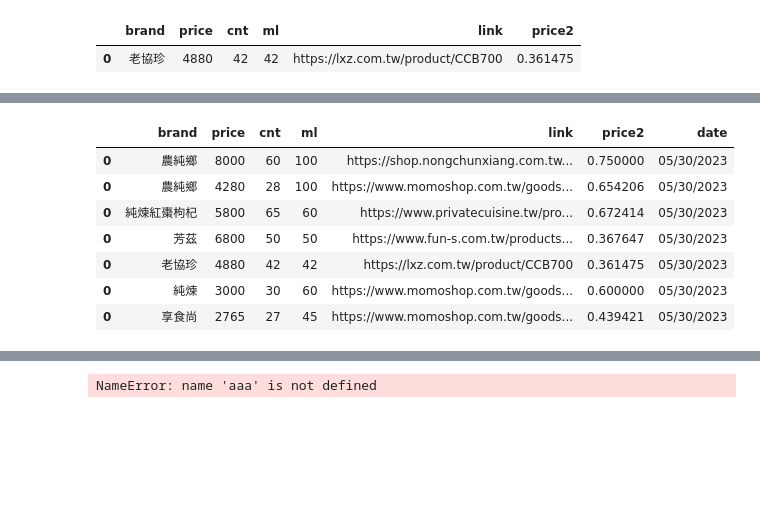
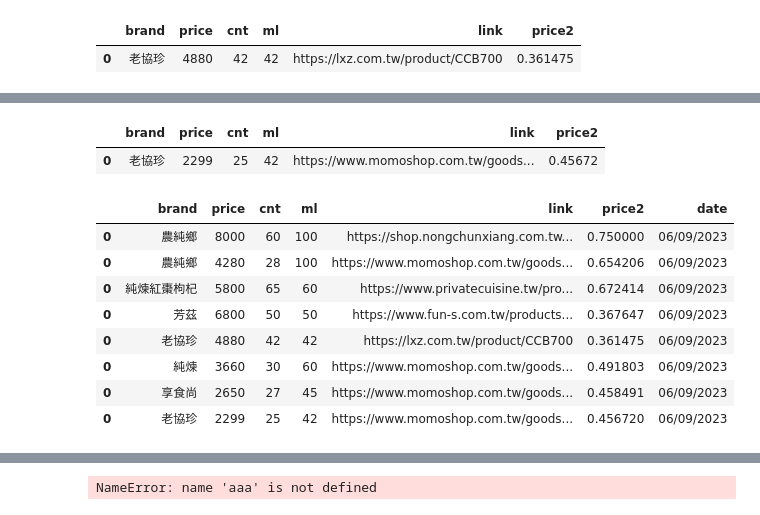
Before and after one commit to eustia0/My_Project, a Jupyter notebook: 爬蟲：每日紀錄商品價格/爬蟲：每日紀錄商品價格.ipynb, the cells around one changed output, grey strips where cells are left out. Drawn from its saved outputs; the diff is of its cells as text; code cells hidden in the pictures; blank space fills up the shorter version.

```diff
--- a/爬蟲：每日紀錄商品價格/爬蟲：每日紀錄商品價格.ipynb
+++ b/爬蟲：每日紀錄商品價格/爬蟲：每日紀錄商品價格.ipynb
@@ -6,7 +6,6 @@ from selenium.webdriver.support import expected_conditions as EC
 from selenium.webdriver.common.keys import Keys
 import time
 import os
-import wget
 import pandas as pd
 import time
 
@@ -23,6 +22,8 @@ l4='https://www.fun-s.com.tw/products/essenceofchicken-godsc-self'
 l5='https://lxz.com.tw/product/CCB700'
 l6='https://www.momoshop.com.tw/goods/GoodsDetail.jsp?i_code=10872669&str_category_code=4400200126&sourcePageType=4'
 l7='https://www.momoshop.com.tw/goods/GoodsDetail.jsp?i_code=6854589&Area=search&mdiv=403&oid=1_3&cid=index&kw=%E6%BB%B4%E9%9B%9E%E7%B2%BE'
+l8='https://www.momoshop.com.tw/goods/GoodsDetail.jsp?i_code=9093845'
+l9='https://www.momoshop.com.tw/goods/GoodsDetail.jsp?i_code=6854590'
 
 x1='//*[@id="Content"]/div/div[2]/div/div[2]/div/div[2]/div/div[2]/div[1]/div/div[1]' #60item * 100ml
 x2='//*[@id="productForm"]/div[2]/div[1]/ul[3]/li[3]/span' #28 * 100
@@ -30,8 +31,11 @@ x3='//*[@id="Content"]/div/div[2]/div/div[1]/div[2]/div/div[2]/div/div[2]/div[1]
 x4='/html/body/div[9]/div[1]/div/div/div/div[2]/div[3]/div[2]/div[5]/div[1]/div[2]/variation-label-selector/div/div/div[3]'
 x42='/html/body/div[9]/div[1]/div/div/div/div[2]/div[3]/div[2]/div[3]/div[2]/span[1]'
 x5='//*[@id="id_content"]/div[1]/div[2]/div/div[1]/div[2]/div[3]/p/b'
-x6='//*[@id="productForm"]/div[2]/div[1]/ul[4]/li[3]/span'
+# x6='//*[@id="productForm"]/div[2]/div[1]/ul[4]/li[3]/span'
+x6='//*[@id="productForm"]/div[2]/div[1]/ul[4]/li[2]/span' #0601
 x7='//*[@id="productForm"]/div[2]/div[1]/ul[3]/li[2]/span'
+x8='//*[@id="productForm"]/div[2]/div[1]/ul[3]/li[3]/span'
+x9='//*[@id="productForm"]/div[2]/div[1]/ul[3]/li[2]/span'
 # %%
 driver.get(l1)
 p1=driver.find_element("xpath",x1).text
@@ -204,18 +210,68 @@ df7
+# %%
+driver.get(l8)
+time.sleep(2)
+p8=driver.find_element("xpath",x8).text
+
+data = {
+    'brand': ['老協珍'],
+    'price': [p8],
+    'cnt': [25],
+    'ml': [42],
+    'link': [l8]
+}
+# driver.quit()
+
+df8 = pd.DataFrame(data)
+df8.price=df8.price.str.replace('NT','')
+df8.price=df8.price.str.replace('$','')
+df8.price=df8.price.str.replace(',','')
+df8.price=df8.price.astype(int)
+df8.price=df8.price-300 #蜂蜜算300
+
+df8['price2'] = (df8.cnt * df8.ml) / df8.price
+df8
+# %% [output]
+|  | brand | price | cnt | ml | link | price2 |
+| 0 | 老協珍 | 2299 | 25 | 42 | https://www.momoshop.com.tw/goods... | 0.45672 |
+# %%
+driver.get(l9)
+time.sleep(2)
+p9=driver.find_element("xpath",x9).text
+
+data = {
+    'brand': ['享食尚'],
+    'price': [p9],
+    'cnt': [60],
+    'ml': [45],
+    'link': [l9]
+}
+# driver.quit()
+
+df9 = pd.DataFrame(data)
+df9.price=df9.price.str.replace('NT','')
+df9.price=df9.price.str.replace('$','')
+df9.price=df9.price.str.replace(',','')
+df9.price=df9.price.astype(int)
+# df9.price=df9.price-300 #蜂蜜算300
+
+df9['price2'] = (df9.cnt * df9.ml) / df9.price
+df9
 # %%
 import openpyxl
-df0=pd.concat([df,df2,df3,df4,df5,df6,df7])
+df0=pd.concat([df,df2,df3,df4,df5,df6,df7,df8,df9])
 df0
 
 df0['date']= date1
 df0['date']=df0['date'].astype(str)
 df0
 # %% [output]
 |  | brand | price | cnt | ml | link | price2 | date |
-| 0 | 農純鄉 | 8000 | 60 | 100 | https://shop.nongchunxiang.com.tw... | 0.750000 | 05/30/2023 |
-| 0 | 農純鄉 | 4280 | 28 | 100 | https://www.momoshop.com.tw/goods... | 0.654206 | 05/30/2023 |
-| 0 | 純煉紅棗枸杞 | 5800 | 65 | 60 | https://www.privatecuisine.tw/pro... | 0.672414 | 05/30/2023 |
-| 0 | 芳茲 | 6800 | 50 | 50 | https://www.fun-s.com.tw/products... | 0.367647 | 05/30/2023 |
-| 0 | 老協珍 | 4880 | 42 | 42 | https://lxz.com.tw/product/CCB700 | 0.361475 | 05/30/2023 |
-| 0 | 純煉 | 3000 | 30 | 60 | https://www.momoshop.com.tw/goods... | 0.600000 | 05/30/2023 |
-| 0 | 享食尚 | 2765 | 27 | 45 | https://www.momoshop.com.tw/goods... | 0.439421 | 05/30/2023 |
+| 0 | 農純鄉 | 8000 | 60 | 100 | https://shop.nongchunxiang.com.tw... | 0.750000 | 06/09/2023 |
+| 0 | 農純鄉 | 4280 | 28 | 100 | https://www.momoshop.com.tw/goods... | 0.654206 | 06/09/2023 |
+| 0 | 純煉紅棗枸杞 | 5800 | 65 | 60 | https://www.privatecuisine.tw/pro... | 0.672414 | 06/09/2023 |
+| 0 | 芳茲 | 6800 | 50 | 50 | https://www.fun-s.com.tw/products... | 0.367647 | 06/09/2023 |
+| 0 | 老協珍 | 4880 | 42 | 42 | https://lxz.com.tw/product/CCB700 | 0.361475 | 06/09/2023 |
+| 0 | 純煉 | 3660 | 30 | 60 | https://www.momoshop.com.tw/goods... | 0.491803 | 06/09/2023 |
+| 0 | 享食尚 | 2650 | 27 | 45 | https://www.momoshop.com.tw/goods... | 0.458491 | 06/09/2023 |
+| 0 | 老協珍 | 2299 | 25 | 42 | https://www.momoshop.com.tw/goods... | 0.456720 | 06/09/2023 |
 # %%
```
Also changed, not shown: parts of 5 cells of this notebook.
